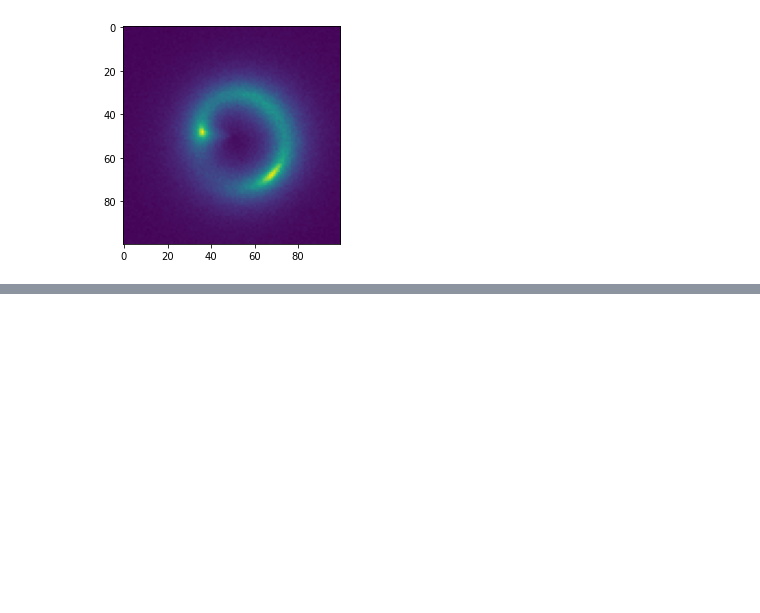
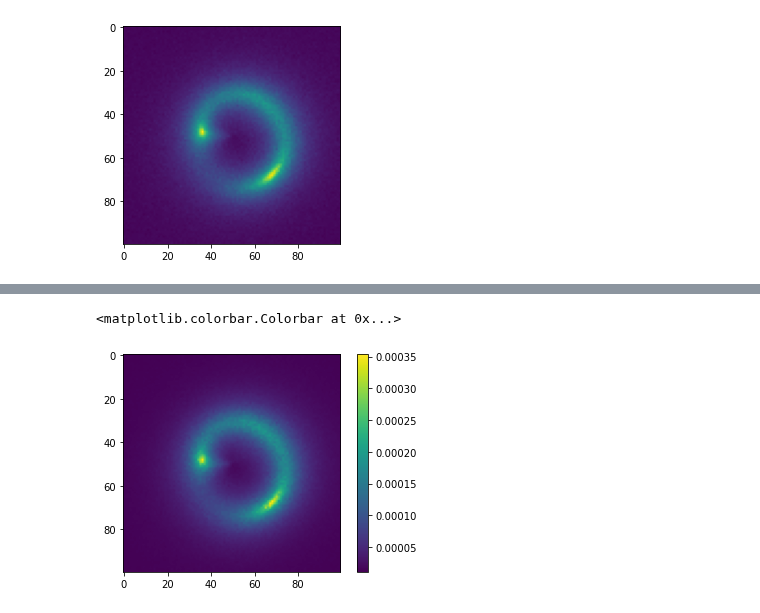
Before and after one commit to Herculens/herculens, a Jupyter notebook: GRF_perturbations/Notebooks/test.ipynb, the cells around one changed output, grey strips where cells are left out. Saved outputs shown, nothing was run; the diff lists cells and outputs as text; code cells hidden in the pictures; blank space fills up the shorter version.

Commit message:
Unit tests for Surface_Brightness_class

```diff
--- a/GRF_perturbations/Notebooks/test.ipynb
+++ b/GRF_perturbations/Notebooks/test.ipynb
@@ -43,5 +42,0 @@ GRF_class=GRF_inhomogeneities(100,0.08,100)
-# %%
-BM_vars=np.zeros((1000,2))
-for i in range(1000):
-    np.random.seed(i)
-    BM_vars[i]=Box_Muller_transform()
@@ -386,0 +79,11 @@ plt.imshow(simulate_unperturbed_image(Surface_brightness.unperturbed_model_kwarg
+# %%
+simulate_unperturbed_image = Surface_brightness.unperturbed_image_getter
+Images=np.array([simulate_unperturbed_image(Surface_brightness.kwargs_unperturbed_model,noise_seed=i)
+                         for i in range(1000)])
+i,j=np.unravel_index(np.argmax(Images[0]),shape=Images[0].shape)
+# %%
+plt.imshow(Images.var(axis=0))
+plt.colorbar()
+# %% [output]
+<matplotlib.colorbar.Colorbar at 0x...>
+[figure, added]
```
Also changed, not shown: parts of 125 cells of this notebook, 1 other file.
